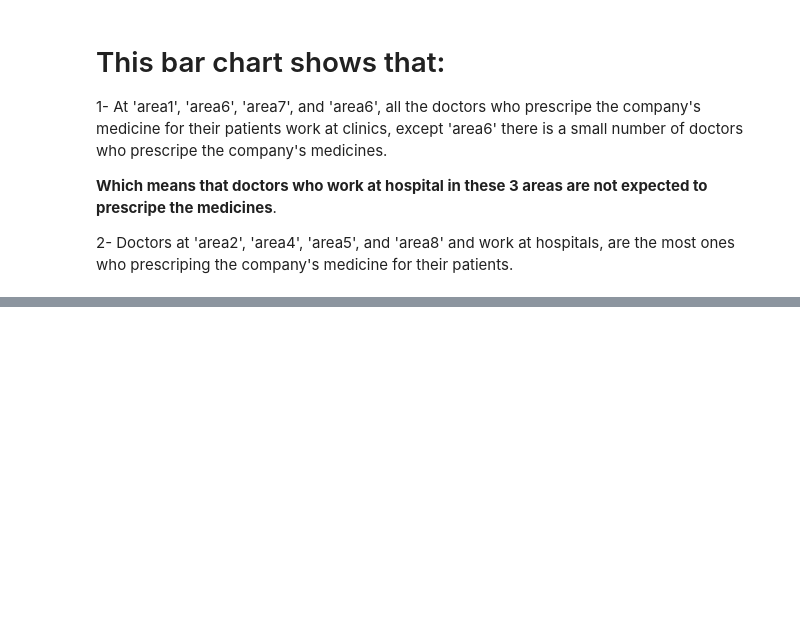
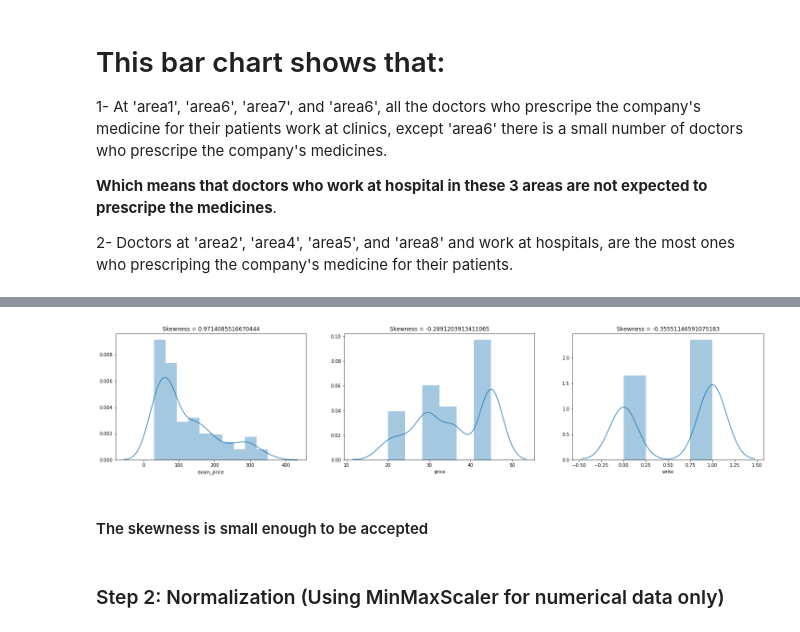
Before and after one commit to AbdoHalem/DEPI-GP, a Jupyter notebook: Halem/Medical Representative .ipynb, the cells around one changed output, grey strips where cells are left out. Drawn from its saved outputs; the diff is of its cells as text; code cells hidden in the pictures; blank space fills up the shorter version.

```diff
--- a/Halem/Medical Representative .ipynb
+++ b/Halem/Medical Representative .ipynb
@@ -332,0 +339,4 @@ sb.countplot(data=doctors_write, x='area', hue='clinic_hos', palette=['pink', 'b
+# %%
+# Get the numerical data only from data DataFrame
+data_numerical = data.select_dtypes(include= ['float64', 'int64']).copy()
+data_numerical.head()
@@ -332,0 +350,13 @@ sb.countplot(data=doctors_write, x='area', hue='clinic_hos', palette=['pink', 'b
+# %%
+plt.figure(figsize=[25,5])
+for i in range(0, 3):
+    plt.subplot(1, 3, i+1)
+    column = data[data_numerical.columns[i]]
+    sb.distplot(column)
+    plt.title(f"Skewness = {column.skew()}")
+# %% [output]
+[figure, added]
+# %% [markdown]
+#### The skewness is small enough to be accepted
+# %% [markdown]
+### Step 2: Normalization (Using MinMaxScaler for numerical data only)
```
Also changed, not shown: parts of 39 cells of this notebook.
